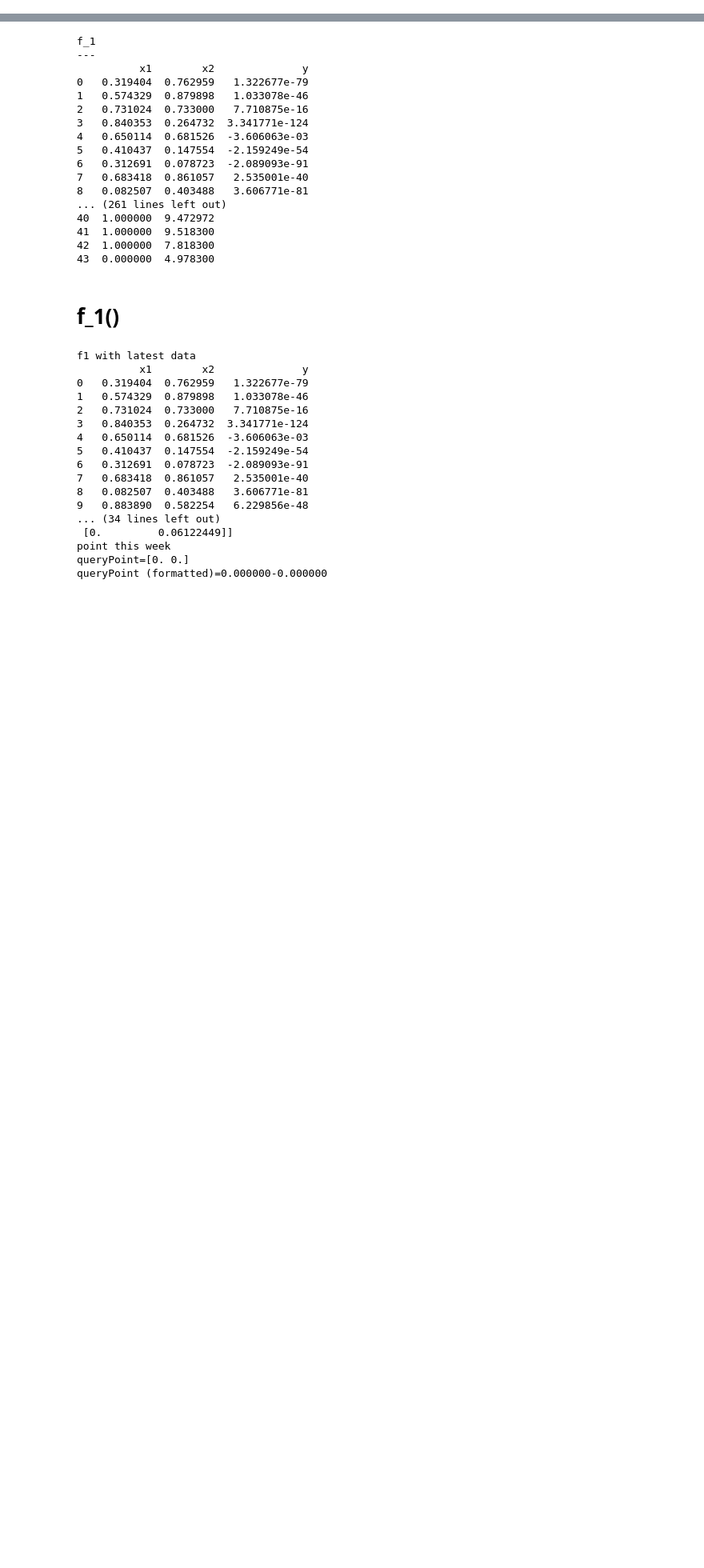
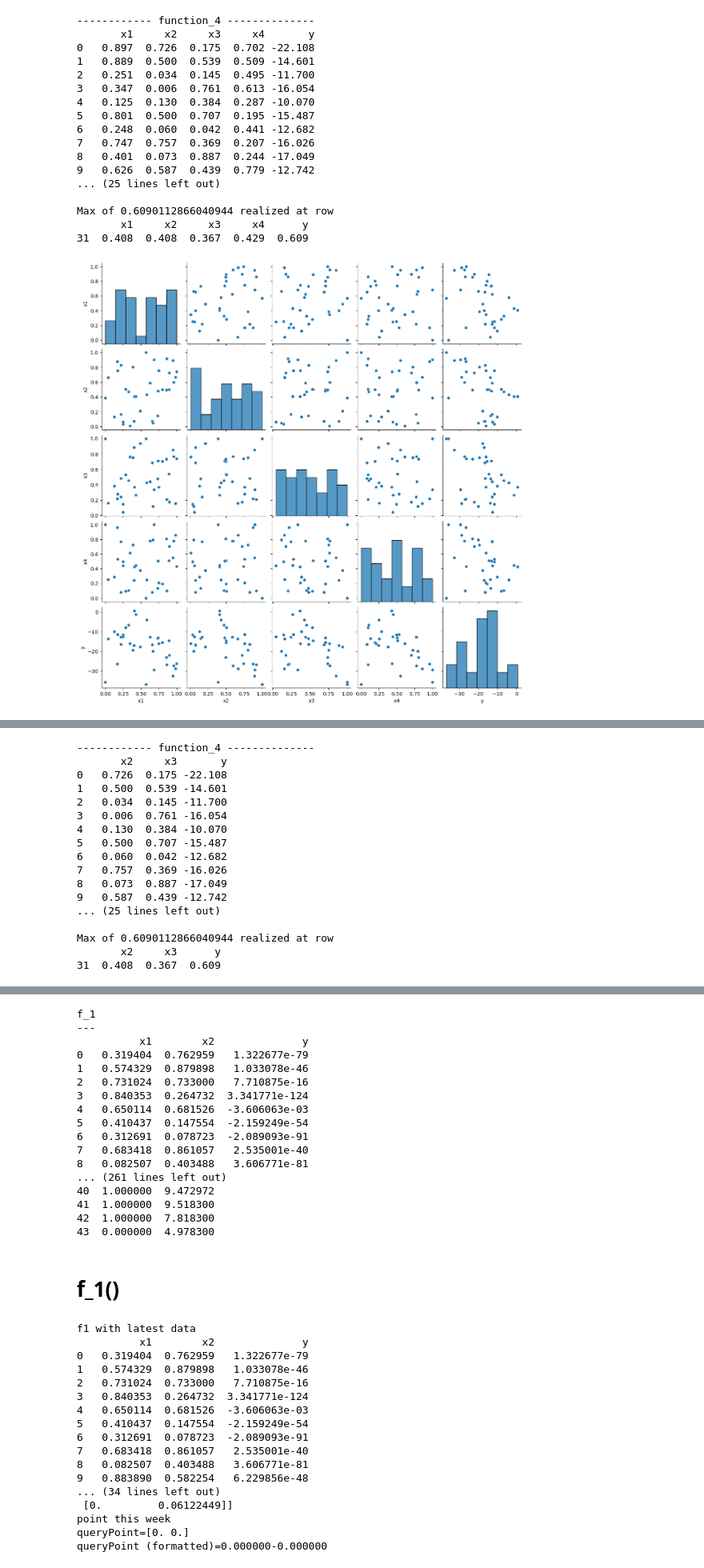
Before and after one commit to mucdat/mlcap, a Jupyter notebook: wk03_GP_length_scale_and_linear_regr.ipynb, the cells around one changed output, grey strips where cells are left out. Shown at 80% size. Drawn from its saved outputs; the diff is of its cells as text; code cells hidden in the pictures; blank space fills up the shorter version.

```diff
--- a/wk03_GP_length_scale_and_linear_regr.ipynb
+++ b/wk03_GP_length_scale_and_linear_regr.ipynb
@@ -71,0 +442,44 @@ def read_fcns_from_disk(path_to_fcns):
+# %%
+f4 = BBfcn(4)
+print(f4)
+f4.plot_feature_correlations()
+f4.plot_correlations_with_cross_terms()
+
+# dimension reduction for f4()
+class f4dimRedTransform(Transformation):
+    def __init__(self):
+        pass
+    def apply(self,data):
+        data.drop(columns=["x1","x4"],inplace=True)
+
+tr = f4dimRedTransform()
+f4_dimRed = BBfcn(4)
+f4_dimRed.transform(tr)
+print(f4_dimRed)
+f4_dimRed.plot_feature_correlations()
+# f4_dimRed.plot_correlations_with_cross_terms()
+kernel = C(10, (0.001, 20)) * Matern(length_scale=[1,1],nu=2.5) + WhiteKernel(noise_level=0.01)
+f4_dimRed.nextPointBayesianOptim(kernel,numgrid=20,acqFcn="UCB",beta=0.5)
+
+# Full dimensional GP for f4()
+kernel = C(10, (0.001, 20)) * Matern(length_scale=[1,1,1,1],nu=2.5) + WhiteKernel(noise_level=0.01)
+f4.nextPointBayesianOptim(kernel,numgrid=20,acqFcn="UCB",beta=0.5)
+# %% [output]
+------------ function_4 --------------
+       x1     x2     x3     x4       y
+0   0.897  0.726  0.175  0.702 -22.108
+1   0.889  0.500  0.539  0.509 -14.601
+2   0.251  0.034  0.145  0.495 -11.700
+3   0.347  0.006  0.761  0.613 -16.054
+4   0.125  0.130  0.384  0.287 -10.070
+5   0.801  0.500  0.707  0.195 -15.487
+6   0.248  0.060  0.042  0.441 -12.682
+7   0.747  0.757  0.369  0.207 -16.026
+8   0.401  0.073  0.887  0.244 -17.049
+9   0.626  0.587  0.439  0.779 -12.742
+... (25 lines left out)
+
+Max of 0.6090112866040944 realized at row
+       x1     x2     x3     x4      y
+31  0.408  0.408  0.367  0.429  0.609
+[figure, added]
@@ -71,0 +488,17 @@ def read_fcns_from_disk(path_to_fcns):
+------------ function_4 --------------
+       x2     x3       y
+0   0.726  0.175 -22.108
+1   0.500  0.539 -14.601
+2   0.034  0.145 -11.700
+3   0.006  0.761 -16.054
+4   0.130  0.384 -10.070
+5   0.500  0.707 -15.487
+6   0.060  0.042 -12.682
+7   0.757  0.369 -16.026
+8   0.073  0.887 -17.049
+9   0.587  0.439 -12.742
+... (25 lines left out)
+
+Max of 0.6090112866040944 realized at row
+       x2     x3      y
+31  0.408  0.367  0.609
```
Also changed, not shown: parts of 21 cells of this notebook, 1 other file.
